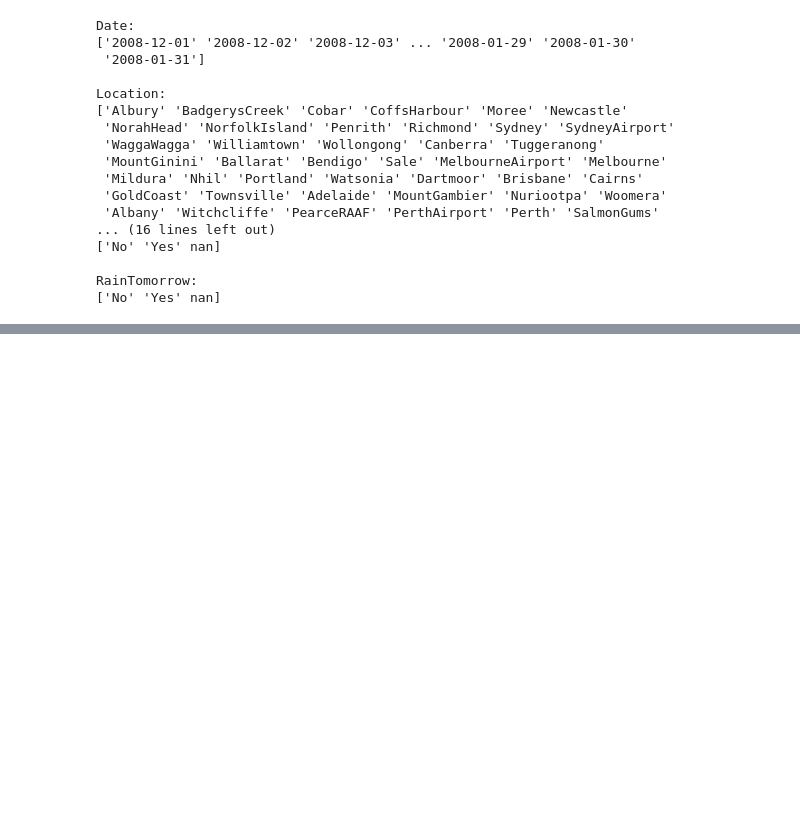
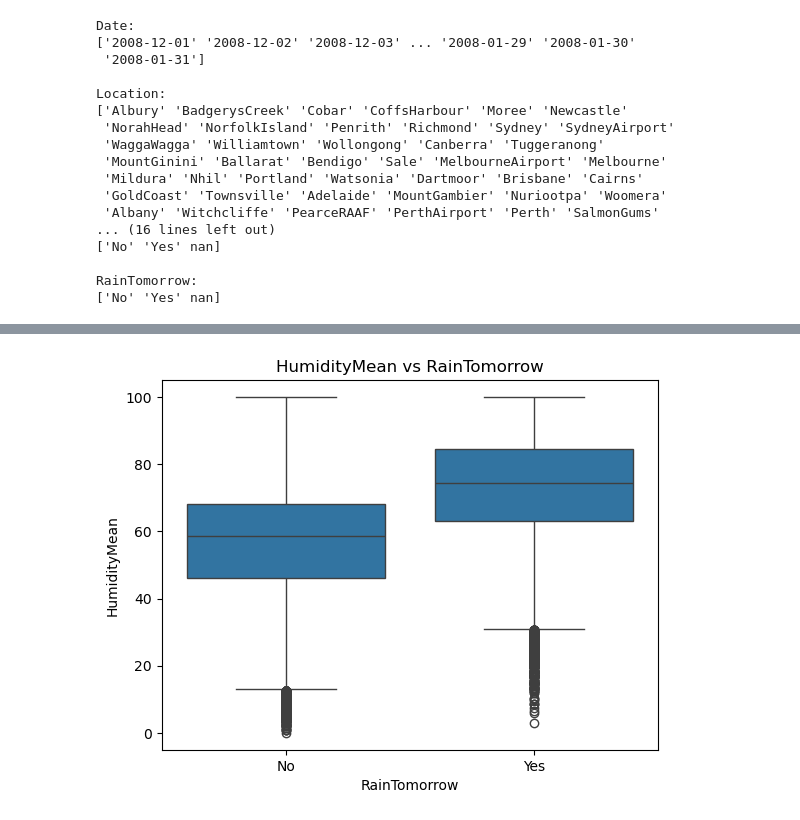
Before and after one commit to mohamed-alawy/WeatherAUS, a Jupyter notebook: Weather.ipynb, the cells around one changed output, grey strips where cells are left out. Saved outputs shown, nothing was run; the diff lists cells and outputs as text; code cells hidden in the pictures; blank space fills up the shorter version.

```diff
--- a/Weather.ipynb
+++ b/Weather.ipynb
@@ -152,0 +293,6 @@ df_clean.head()
+# %%
+sns.boxplot(x='RainTomorrow', y='HumidityMean', data=df_clean)
+plt.title("HumidityMean vs RainTomorrow")
+plt.show()
+# %% [output]
+[figure, added]
```
Also changed, not shown: parts of 40 cells of this notebook, 1 other file.
